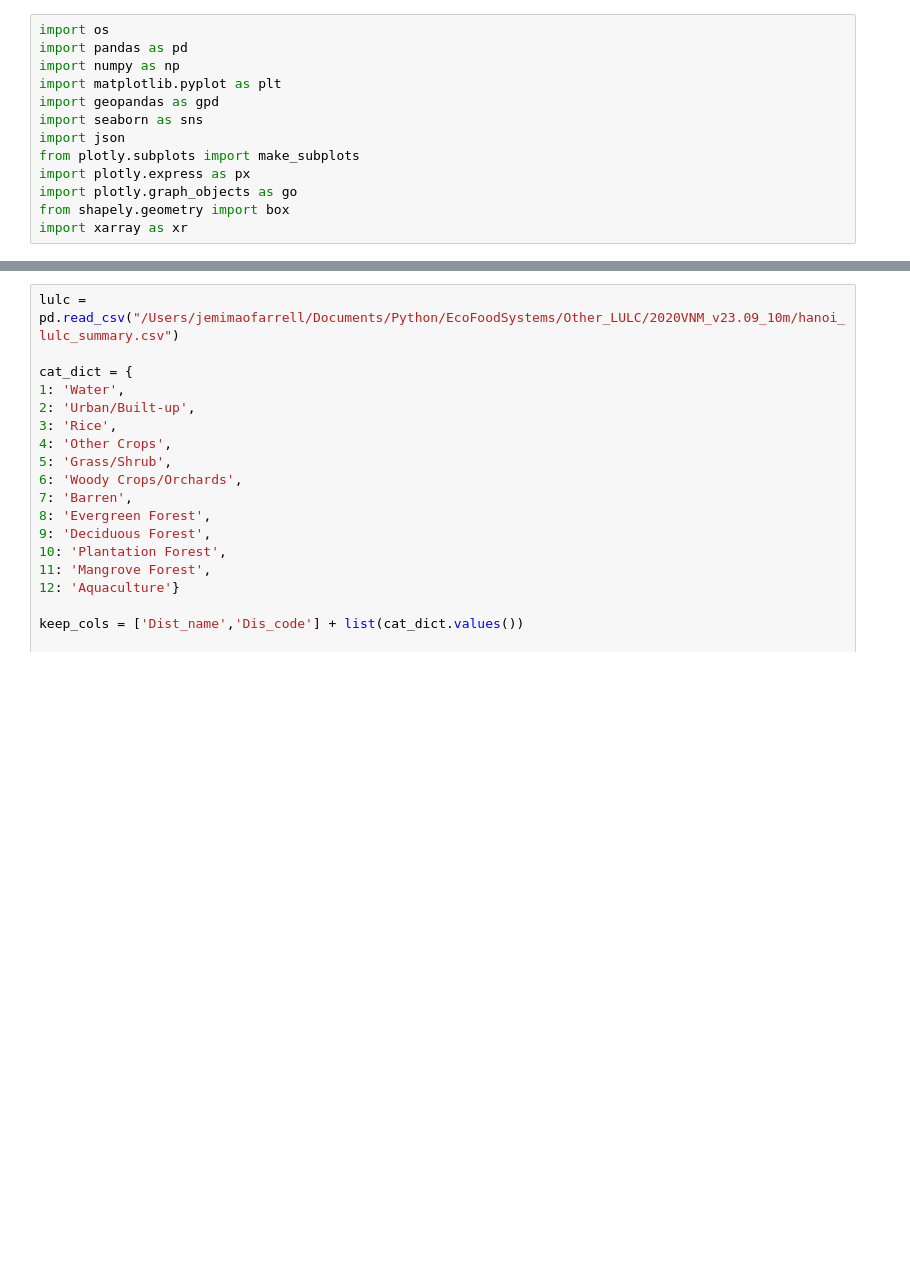
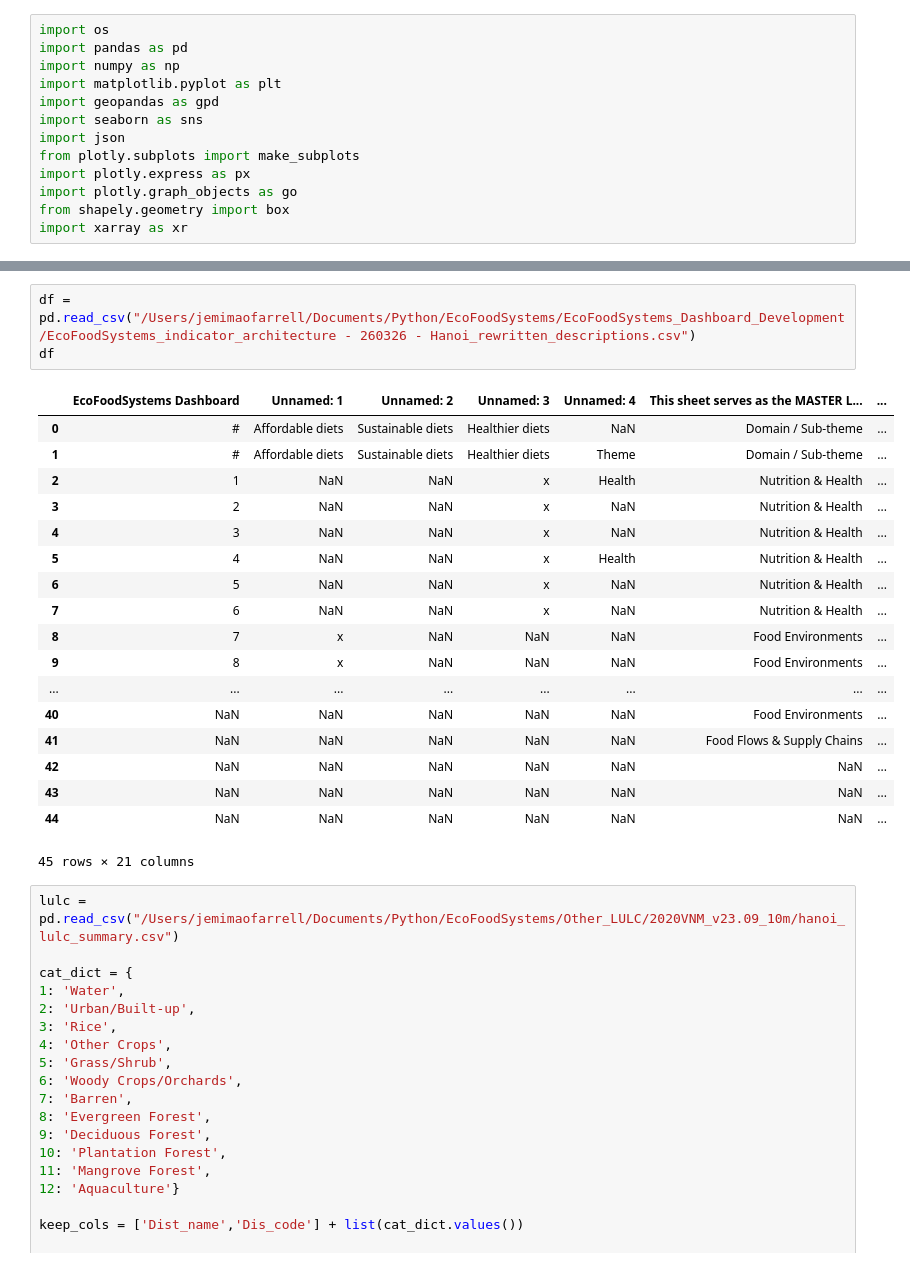
Before and after one commit to J-OFarrell/EcoFoodSystems-dashboard-development, a Jupyter notebook: legacy_files/data_prep.ipynb, the cells around one changed output, grey strips where cells are left out. Saved outputs shown, nothing was run; the diff lists cells and outputs as text; blank space fills up the shorter version.

```diff
--- a/legacy_files/data_prep.ipynb
+++ b/legacy_files/data_prep.ipynb
@@ -14,3 +35,25 @@ import xarray as xr
+# %%
+df = pd.read_csv("/Users/jemimaofarrell/Documents/Python/EcoFoodSystems/EcoFoodSystems_Dashboard_Development/EcoFoodSystems_indicator_architecture - 260326 - Hanoi_rewritten_descriptions.csv")
+df
+# %% [output]
+|  | EcoFoodSystems Dashboard | Unnamed: 1 | Unnamed: 2 | Unnamed: 3 | Unnamed: 4 | This sheet serves as the MASTER L... | ... |
+| 0 | # | Affordable diets | Sustainable diets | Healthier diets | NaN | Domain / Sub-theme | ... |
+| 1 | # | Affordable diets | Sustainable diets | Healthier diets | Theme | Domain / Sub-theme | ... |
+| 2 | 1 | NaN | NaN | x | Health | Nutrition & Health | ... |
+| 3 | 2 | NaN | NaN | x | NaN | Nutrition & Health | ... |
+| 4 | 3 | NaN | NaN | x | NaN | Nutrition & Health | ... |
+| 5 | 4 | NaN | NaN | x | Health | Nutrition & Health | ... |
+| 6 | 5 | NaN | NaN | x | NaN | Nutrition & Health | ... |
+| 7 | 6 | NaN | NaN | x | NaN | Nutrition & Health | ... |
+| 8 | 7 | x | NaN | NaN | NaN | Food Environments | ... |
+| 9 | 8 | x | NaN | NaN | NaN | Food Environments | ... |
+| ... | ... | ... | ... | ... | ... | ... | ... |
+| 40 | NaN | NaN | NaN | NaN | NaN | Food Environments | ... |
+| 41 | NaN | NaN | NaN | NaN | NaN | Food Flows & Supply Chains | ... |
+| 42 | NaN | NaN | NaN | NaN | NaN | NaN | ... |
+| 43 | NaN | NaN | NaN | NaN | NaN | NaN | ... |
+| 44 | NaN | NaN | NaN | NaN | NaN | NaN | ... |
+45 rows × 21 columns
 # %%
 lulc = pd.read_csv("/Users/jemimaofarrell/Documents/Python/EcoFoodSystems/Other_LULC/2020VNM_v23.09_10m/hanoi_lulc_summary.csv")
 
```
Also changed, not shown: parts of 1 cell of this notebook, 8 other files.
